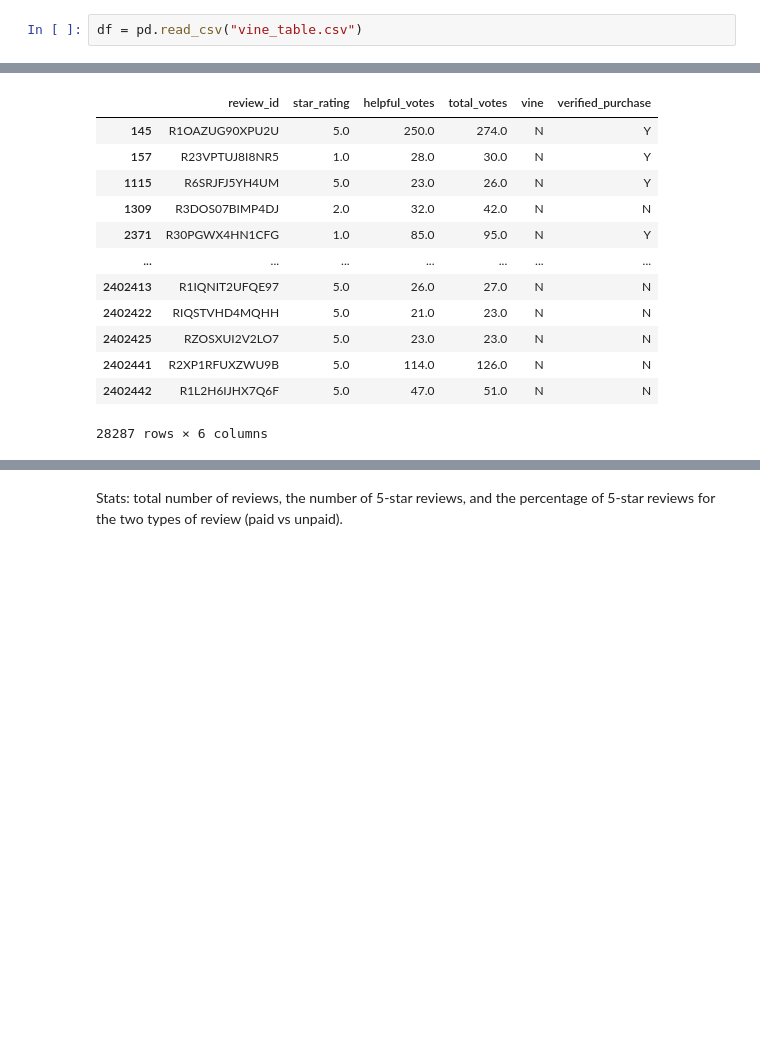
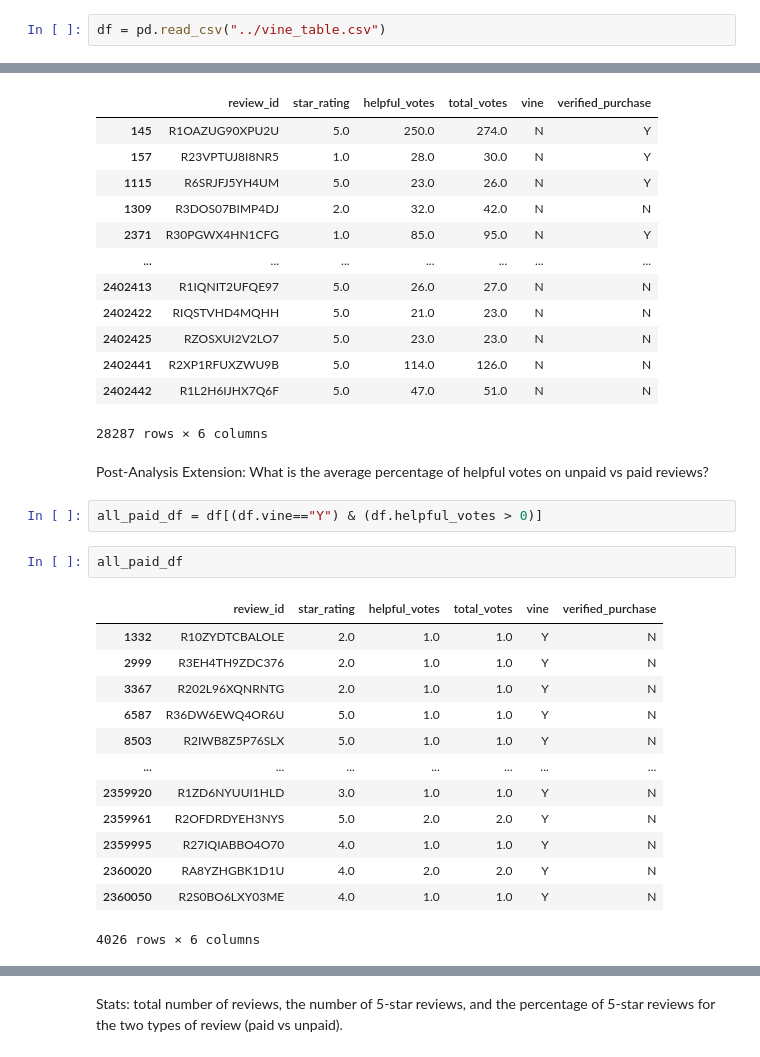
Before and after one commit to sarahrosegallagher/AWS_RDS_ETL, a Jupyter notebook: Vine_Review_Analysis.ipynb, the cells around one changed output, grey strips where cells are left out. Saved outputs shown, nothing was run; the diff lists cells and outputs as text; blank space fills up the shorter version.

```diff
--- a/Vine_Review_Analysis.ipynb
+++ b/Vine_Review_Analysis.ipynb
@@ -1,7 +1,7 @@
 # %%
 import pandas as pd
 # %%
-df = pd.read_csv("vine_table.csv")
+df = pd.read_csv("../vine_table.csv")
 # %%
 df.head()
 # %% [output]
@@ -103,3 +103,23 @@ unpaid_reviews_df
 | 2402441 | R2XP1RFUXZWU9B | 5.0 | 114.0 | 126.0 | N | N |
 | 2402442 | R1L2H6IJHX7Q6F | 5.0 | 47.0 | 51.0 | N | N |
 28287 rows × 6 columns
+# %% [markdown]
+Post-Analysis Extension: What is the average percentage of helpful votes on unpaid vs paid reviews?
+# %%
+all_paid_df = df[(df.vine=="Y") & (df.helpful_votes > 0)]
+# %%
+all_paid_df
+# %% [output]
+|  | review_id | star_rating | helpful_votes | total_votes | vine | verified_purchase |
+| 1332 | R10ZYDTCBALOLE | 2.0 | 1.0 | 1.0 | Y | N |
+| 2999 | R3EH4TH9ZDC376 | 2.0 | 1.0 | 1.0 | Y | N |
+| 3367 | R202L96XQNRNTG | 2.0 | 1.0 | 1.0 | Y | N |
+| 6587 | R36DW6EWQ4OR6U | 5.0 | 1.0 | 1.0 | Y | N |
+| 8503 | R2IWB8Z5P76SLX | 5.0 | 1.0 | 1.0 | Y | N |
+| ... | ... | ... | ... | ... | ... | ... |
+| 2359920 | R1ZD6NYUUI1HLD | 3.0 | 1.0 | 1.0 | Y | N |
+| 2359961 | R2OFDRDYEH3NYS | 5.0 | 2.0 | 2.0 | Y | N |
+| 2359995 | R27IQIABBO4O70 | 4.0 | 1.0 | 1.0 | Y | N |
+| 2360020 | RA8YZHGBK1D1U | 4.0 | 2.0 | 2.0 | Y | N |
+| 2360050 | R2S0BO6LXY03ME | 4.0 | 1.0 | 1.0 | Y | N |
+4026 rows × 6 columns
```
Also changed, not shown: parts of 12 cells of this notebook, 1 other file.
